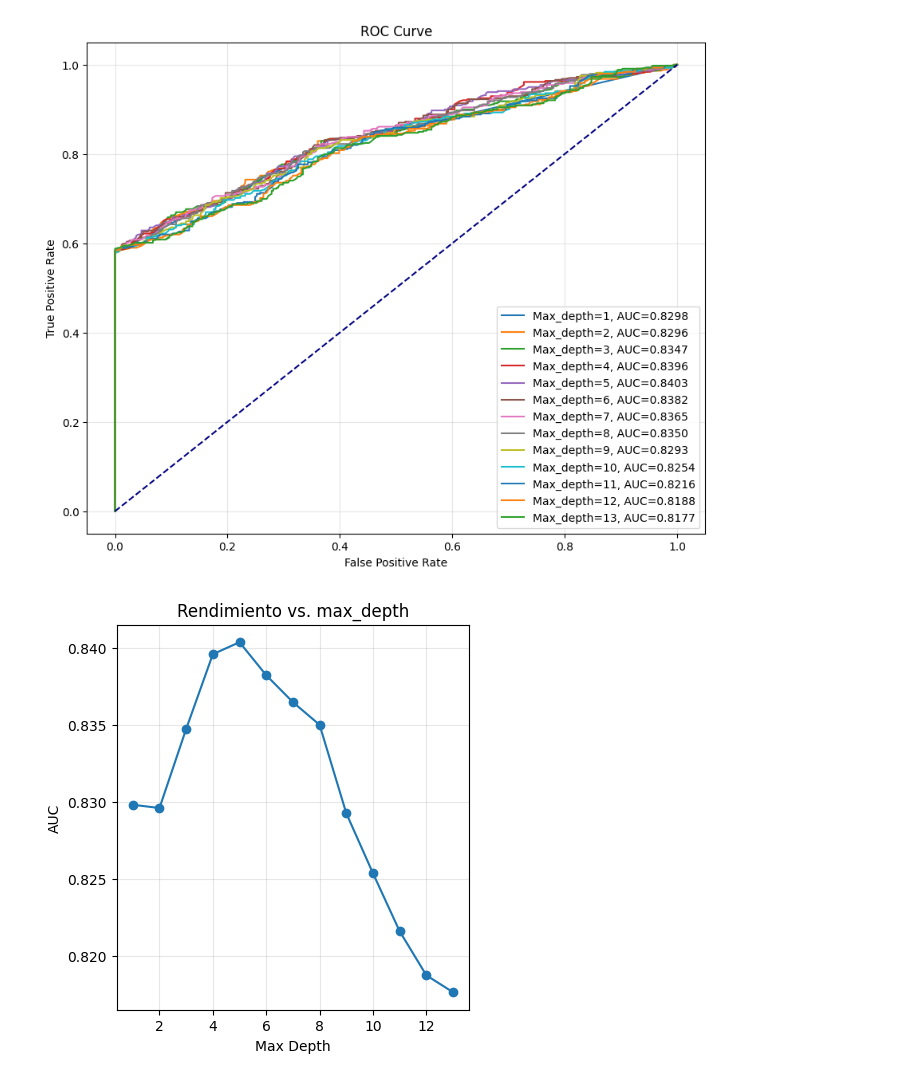
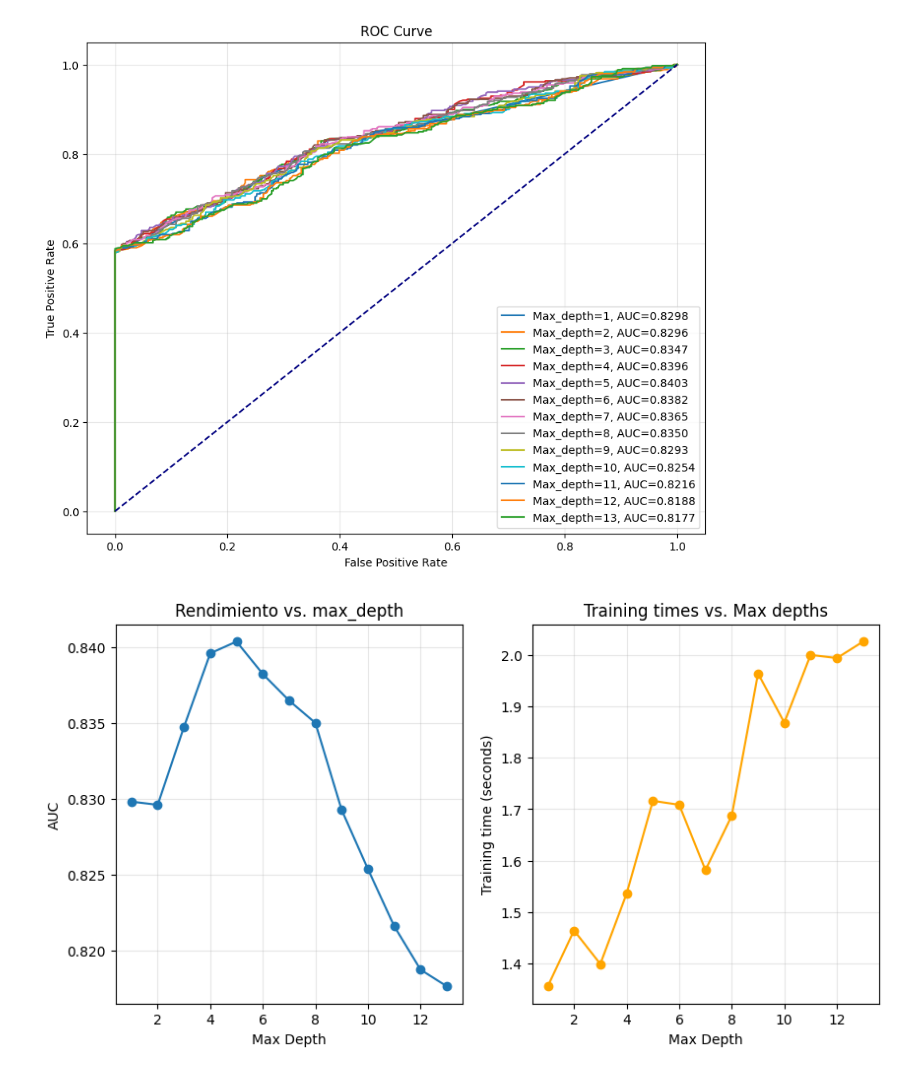
Before and after one commit to WSmithDR/espol-bootcamp-data_science, a Jupyter notebook: main.ipynb, the cells around one changed output. Cells and saved outputs as stored; diff of their text form; code cells hidden in the pictures.

```diff
--- a/main.ipynb
+++ b/main.ipynb
@@ -158,11 +158,18 @@ plot_roc_curve(y_test,max_depths)
 # %%
 plt.figure(figsize=(10,5))
 plt.subplot(1,2,1)
 plt.plot(max_depths, auc_scores, marker="o")
 plt.grid(alpha=0.3)
 plt.xlabel("Max Depth")
 plt.ylabel("AUC")
 plt.title("Rendimiento vs. max_depth")
+
+plt.subplot(1,2,2)
+plt.plot(max_depths,training_times,marker="o",color="orange")
+plt.grid(alpha=0.3)
+plt.ylabel("Training time (seconds)")
+plt.xlabel("Max Depth")
+plt.title("Training times vs. Max depths")
 plt.show()
 # %% [output]
-[figure, old version]
+[figure, new version]
```
